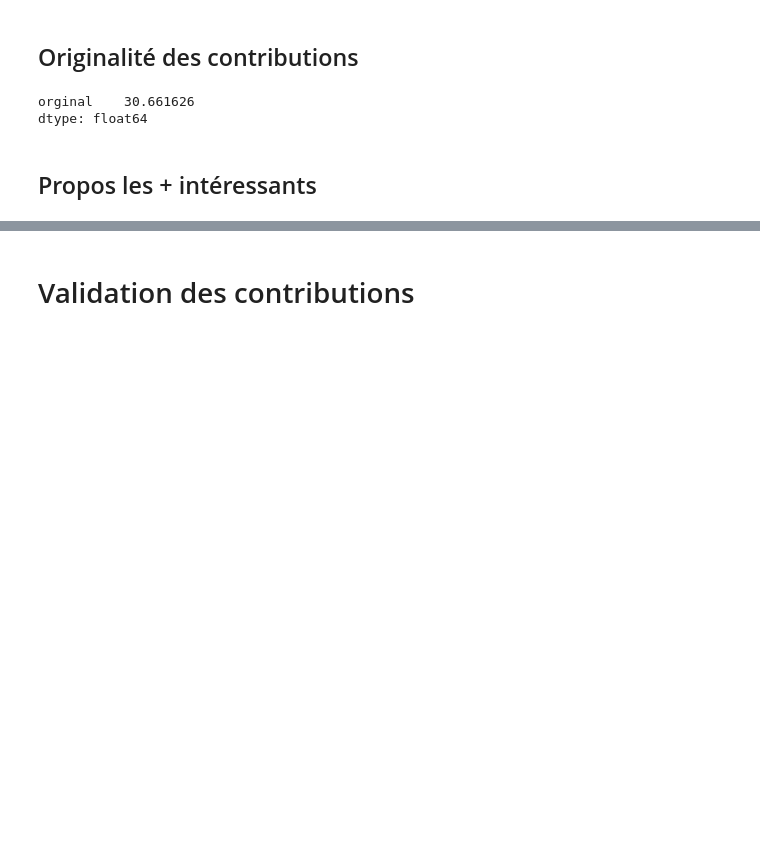
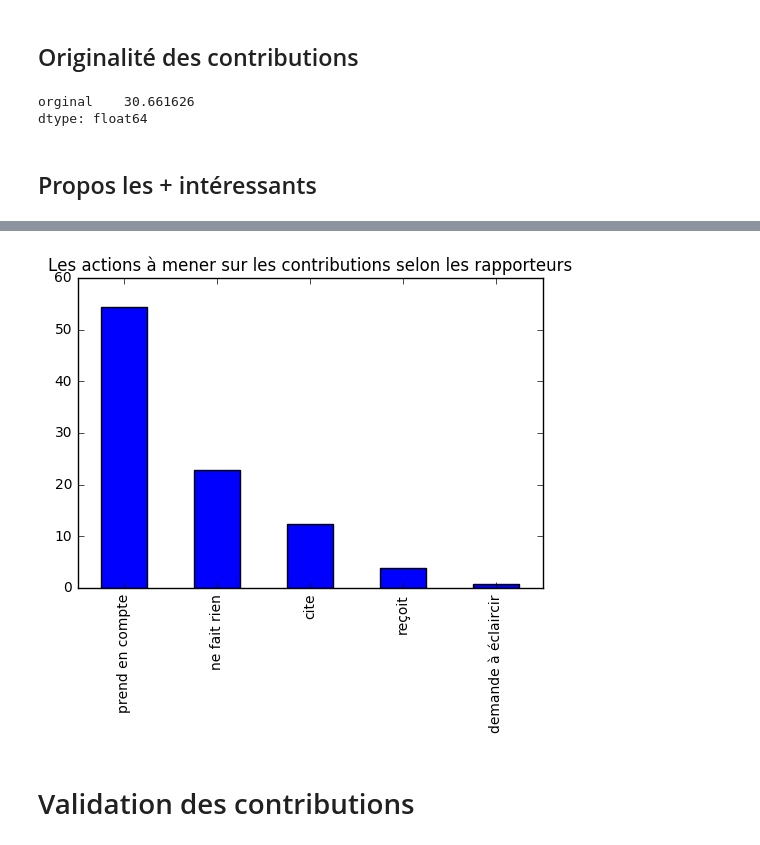
Before and after one commit to regardscitoyens/consultation_an, a Jupyter notebook: exploitation/analyse.ipynb, the cells around one changed output, grey strips where cells are left out. Cells and saved outputs as stored; diff of their text form; code cells hidden in the pictures; blank space fills up the shorter version.

```diff
--- a/exploitation/analyse.ipynb
+++ b/exploitation/analyse.ipynb
@@ -93,8 +92,8 @@ dtype: float64
 # %%
 usage_total = df[usage_label].sum() / df.shape[0] * 100
 usage_total.sort_values(inplace=True, ascending=False)
-usage_total.iplot(
+plot = usage_total.plot(
     kind='bar',
-    yTitle='Pourcentage de contributions (%)',
     title='Les actions à mener sur les contributions selon les rapporteurs')
+plot.yaxis.set_label('Pourcentage de contributions (%)')
 # %% [output]
@@ -102,3 +100,4 @@ usage_total.iplot(
+[figure, added]
 # %% [markdown]
 # Validation des contributions
 # %%
```
Also changed, not shown: parts of 5 cells of this notebook.
